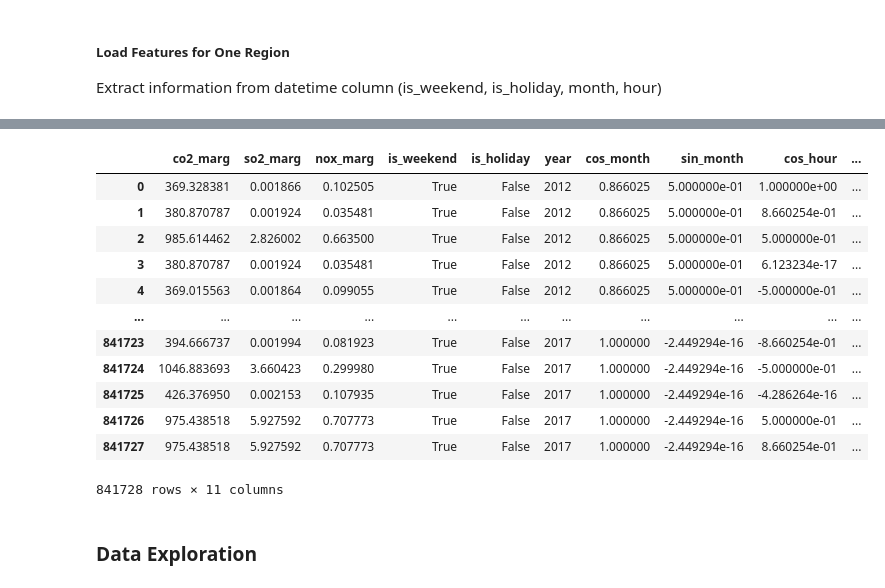
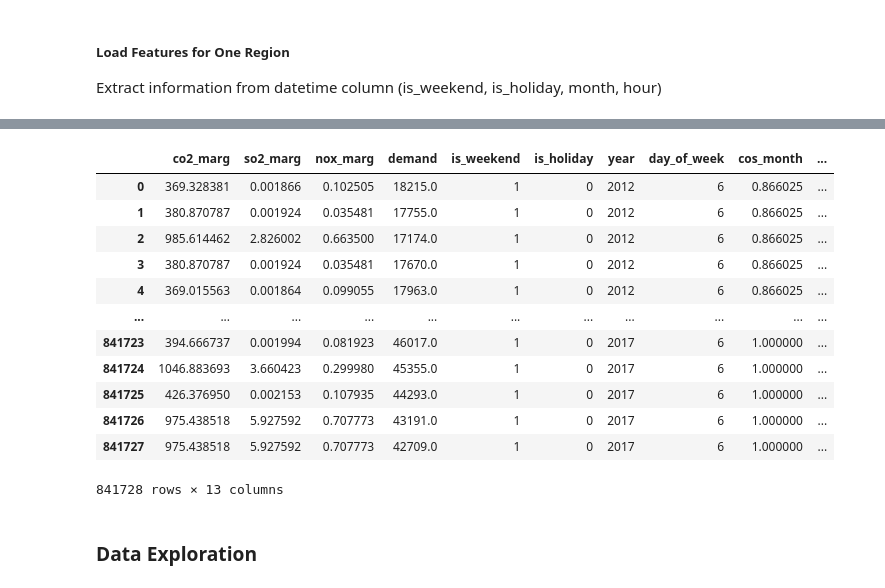
Before and after one commit to amy-wang/thesis2, a Jupyter notebook: lin_reg_forecasting_model/load_features.ipynb, the cells around one changed output, grey strips where cells are left out. Cells and saved outputs as stored; diff of their text form; code cells hidden in the pictures.

```diff
--- a/lin_reg_forecasting_model/load_features.ipynb
+++ b/lin_reg_forecasting_model/load_features.ipynb
@@ -51,0 +54,22 @@ currently processing NPCC
+# %%
+# Add columns: is_weekend, is_holiday, month, hour
+# Start with TRE as an example
+
+region = "TRE"
+df = pd.read_csv("data/mefs/" + region + "_with_temp.csv", index_col=0)
+df['datetime'] = pd.to_datetime(df['datetime'])
+
+# Create column indicating if date is a weekend
+df['is_weekend'] = df['datetime'].apply(lambda x: x.weekday() >= 5)
+df.is_weekend = df.is_weekend.astype(int)
+# Create column indicating if date is a holiday
+holidays = USFederalHolidayCalendar().holidays(start='2012-1-31', end='2017-12-31')
+df['is_holiday'] = df['datetime'].isin(holidays)
+df.is_holiday = df.is_holiday.astype(int)
+
+# Create column with month, and hour
+df['month'] = pd.DatetimeIndex(df.datetime).month
+df['hour'] = pd.DatetimeIndex(df.datetime).hour
+df['year'] = pd.DatetimeIndex(df.datetime).year
+df['day_of_week'] = pd.DatetimeIndex(df.datetime).weekday
+df
@@ -56,50 +185,29 @@ Extract information from datetime column (is_weekend, is_holiday, month, hour)
 # %%
-# Add columns: is_weekend, is_holiday, month, hour
-# Start with TRE as an example
-
-region = "TRE"
-df = pd.read_csv("data/mefs/" + region + "_with_temp.csv", index_col=0)
-df['datetime'] = pd.to_datetime(df['datetime'])
-
-# Create column indicating if date is a weekend
-df['is_weekend'] = df['datetime'].apply(lambda x: x.weekday() >= 5)
-
-# Create column indicating if date is a holiday
-holidays = USFederalHolidayCalendar().holidays(start='2012-1-31', end='2017-12-31')
-df['is_holiday'] = df['datetime'].isin(holidays)
-
-# Create column with month, and hour
-month_to_season = ['winter'] * 3 + ['trans'] + ['summer'] * 5 + ['trans'] + ['winter'] * 2
-df['month'] = pd.DatetimeIndex(df.datetime).month
-df['hour'] = pd.DatetimeIndex(df.datetime).hour
-df['year'] = pd.DatetimeIndex(df.datetime).year
-
 # sin/cos correct of month and hour
 df['cos_month'] = np.cos((df.month)*(2*np.pi/12))
 df['sin_month'] = np.sin((df.month)*(2*np.pi/12))
 df['cos_hour'] = np.cos((df.hour)*(2*np.pi/12))
 df['sin_hour'] = np.sin((df.hour)*(2*np.pi/12))
 
 # Find average temperature between max and min
 df['avg_temp'] = df[['maxTemp', 'minTemp']].mean(axis=1)
 
 df = df.drop(['month', 'hour', 'maxTemp', 'minTemp', 'datetime'], axis=1)
-
 df
 # %% [output]
-|  | co2_marg | so2_marg | nox_marg | is_weekend | is_holiday | year | cos_month | sin_month | cos_hour | ... |
-| 0 | 369.328381 | 0.001866 | 0.102505 | True | False | 2012 | 0.866025 | 5.000000e-01 | 1.000000e+00 | ... |
-| 1 | 380.870787 | 0.001924 | 0.035481 | True | False | 2012 | 0.866025 | 5.000000e-01 | 8.660254e-01 | ... |
-| 2 | 985.614462 | 2.826002 | 0.663500 | True | False | 2012 | 0.866025 | 5.000000e-01 | 5.000000e-01 | ... |
-| 3 | 380.870787 | 0.001924 | 0.035481 | True | False | 2012 | 0.866025 | 5.000000e-01 | 6.123234e-17 | ... |
-| 4 | 369.015563 | 0.001864 | 0.099055 | True | False | 2012 | 0.866025 | 5.000000e-01 | -5.000000e-01 | ... |
+|  | co2_marg | so2_marg | nox_marg | demand | is_weekend | is_holiday | year | day_of_week | cos_month | ... |
+| 0 | 369.328381 | 0.001866 | 0.102505 | 18215.0 | 1 | 0 | 2012 | 6 | 0.866025 | ... |
+| 1 | 380.870787 | 0.001924 | 0.035481 | 17755.0 | 1 | 0 | 2012 | 6 | 0.866025 | ... |
+| 2 | 985.614462 | 2.826002 | 0.663500 | 17174.0 | 1 | 0 | 2012 | 6 | 0.866025 | ... |
+| 3 | 380.870787 | 0.001924 | 0.035481 | 17670.0 | 1 | 0 | 2012 | 6 | 0.866025 | ... |
+| 4 | 369.015563 | 0.001864 | 0.099055 | 17963.0 | 1 | 0 | 2012 | 6 | 0.866025 | ... |
 | ... | ... | ... | ... | ... | ... | ... | ... | ... | ... | ... |
-| 841723 | 394.666737 | 0.001994 | 0.081923 | True | False | 2017 | 1.000000 | -2.449294e-16 | -8.660254e-01 | ... |
-| 841724 | 1046.883693 | 3.660423 | 0.299980 | True | False | 2017 | 1.000000 | -2.449294e-16 | -5.000000e-01 | ... |
-| 841725 | 426.376950 | 0.002153 | 0.107935 | True | False | 2017 | 1.000000 | -2.449294e-16 | -4.286264e-16 | ... |
-| 841726 | 975.438518 | 5.927592 | 0.707773 | True | False | 2017 | 1.000000 | -2.449294e-16 | 5.000000e-01 | ... |
-| 841727 | 975.438518 | 5.927592 | 0.707773 | True | False | 2017 | 1.000000 | -2.449294e-16 | 8.660254e-01 | ... |
+| 841723 | 394.666737 | 0.001994 | 0.081923 | 46017.0 | 1 | 0 | 2017 | 6 | 1.000000 | ... |
+| 841724 | 1046.883693 | 3.660423 | 0.299980 | 45355.0 | 1 | 0 | 2017 | 6 | 1.000000 | ... |
+| 841725 | 426.376950 | 0.002153 | 0.107935 | 44293.0 | 1 | 0 | 2017 | 6 | 1.000000 | ... |
+| 841726 | 975.438518 | 5.927592 | 0.707773 | 43191.0 | 1 | 0 | 2017 | 6 | 1.000000 | ... |
+| 841727 | 975.438518 | 5.927592 | 0.707773 | 42709.0 | 1 | 0 | 2017 | 6 | 1.000000 | ... |
-841728 rows × 11 columns
+841728 rows × 13 columns
 # %% [markdown]
 ###  Data Exploration
 # %% [markdown]
```
Also changed, not shown: parts of 23 cells of this notebook.
